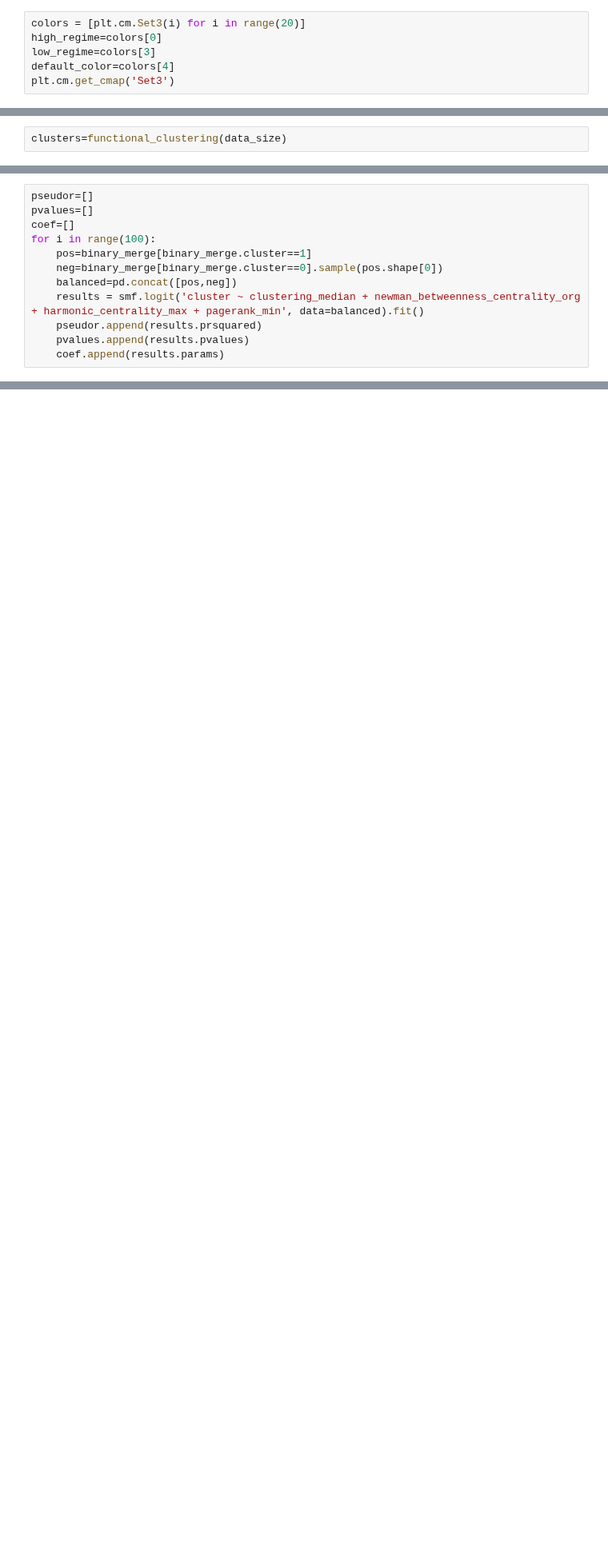
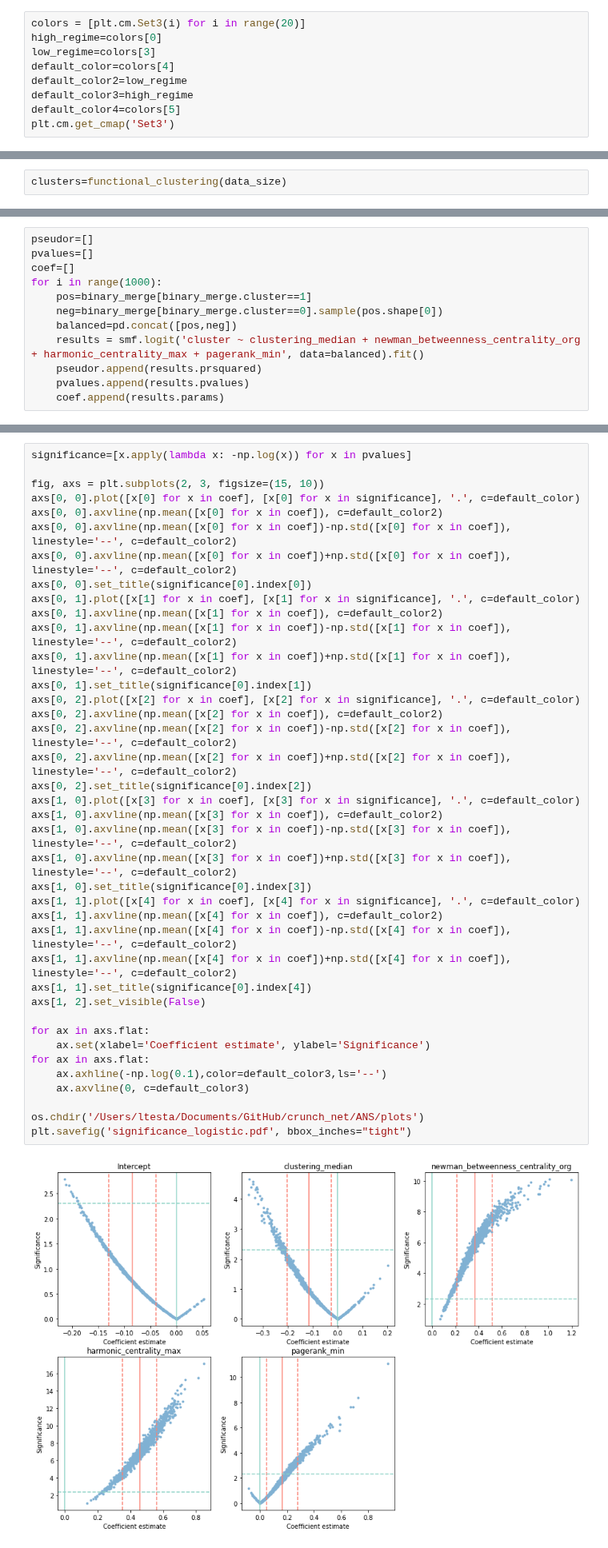
Before and after one commit to testalorenzo/crunch_net, a Jupyter notebook: ANS/notebook/notebooks/ANS_extension.ipynb, the cells around one changed output, grey strips where cells are left out. Shown at 80% size. Drawn from its saved outputs; the diff is of its cells as text; blank space fills up the shorter version.

```diff
--- a/ANS/notebook/notebooks/ANS_extension.ipynb
+++ b/ANS/notebook/notebooks/ANS_extension.ipynb
@@ -53,6 +53,9 @@ colors = [plt.cm.Set3(i) for i in range(20)]
 high_regime=colors[0]
 low_regime=colors[3]
 default_color=colors[4]
+default_color2=low_regime
+default_color3=high_regime
+default_color4=colors[5]
 plt.cm.get_cmap('Set3')
 # %% [output]
 [figure]
@@ -359,7 +362,7 @@ pagerank_min                          0.0901      0.063      1.434      0.152
 pseudor=[]
 pvalues=[]
 coef=[]
-for i in range(100):
+for i in range(1000):
     pos=binary_merge[binary_merge.cluster==1]
     neg=binary_merge[binary_merge.cluster==0].sample(pos.shape[0])
     balanced=pd.concat([pos,neg])
@@ -388,3 +391,44 @@ Optimization terminated successfully.
+# %%
+significance=[x.apply(lambda x: -np.log(x)) for x in pvalues]
+
+fig, axs = plt.subplots(2, 3, figsize=(15, 10))
+axs[0, 0].plot([x[0] for x in coef], [x[0] for x in significance], '.', c=default_color)
+axs[0, 0].axvline(np.mean([x[0] for x in coef]), c=default_color2)
+axs[0, 0].axvline(np.mean([x[0] for x in coef])-np.std([x[0] for x in coef]), linestyle='--', c=default_color2)
+axs[0, 0].axvline(np.mean([x[0] for x in coef])+np.std([x[0] for x in coef]), linestyle='--', c=default_color2)
+axs[0, 0].set_title(significance[0].index[0])
+axs[0, 1].plot([x[1] for x in coef], [x[1] for x in significance], '.', c=default_color)
+axs[0, 1].axvline(np.mean([x[1] for x in coef]), c=default_color2)
+axs[0, 1].axvline(np.mean([x[1] for x in coef])-np.std([x[1] for x in coef]), linestyle='--', c=default_color2)
+axs[0, 1].axvline(np.mean([x[1] for x in coef])+np.std([x[1] for x in coef]), linestyle='--', c=default_color2)
+axs[0, 1].set_title(significance[0].index[1])
+axs[0, 2].plot([x[2] for x in coef], [x[2] for x in significance], '.', c=default_color)
+axs[0, 2].axvline(np.mean([x[2] for x in coef]), c=default_color2)
+axs[0, 2].axvline(np.mean([x[2] for x in coef])-np.std([x[2] for x in coef]), linestyle='--', c=default_color2)
+axs[0, 2].axvline(np.mean([x[2] for x in coef])+np.std([x[2] for x in coef]), linestyle='--', c=default_color2)
+axs[0, 2].set_title(significance[0].index[2])
+axs[1, 0].plot([x[3] for x in coef], [x[3] for x in significance], '.', c=default_color)
+axs[1, 0].axvline(np.mean([x[3] for x in coef]), c=default_color2)
+axs[1, 0].axvline(np.mean([x[3] for x in coef])-np.std([x[3] for x in coef]), linestyle='--', c=default_color2)
+axs[1, 0].axvline(np.mean([x[3] for x in coef])+np.std([x[3] for x in coef]), linestyle='--', c=default_color2)
+axs[1, 0].set_title(significance[0].index[3])
+axs[1, 1].plot([x[4] for x in coef], [x[4] for x in significance], '.', c=default_color)
+axs[1, 1].axvline(np.mean([x[4] for x in coef]), c=default_color2)
+axs[1, 1].axvline(np.mean([x[4] for x in coef])-np.std([x[4] for x in coef]), linestyle='--', c=default_color2)
+axs[1, 1].axvline(np.mean([x[4] for x in coef])+np.std([x[4] for x in coef]), linestyle='--', c=default_color2)
+axs[1, 1].set_title(significance[0].index[4])
+axs[1, 2].set_visible(False)
+
+for ax in axs.flat:
+    ax.set(xlabel='Coefficient estimate', ylabel='Significance')
+for ax in axs.flat:
+    ax.axhline(-np.log(0.1),color=default_color3,ls='--')
+    ax.axvline(0, c=default_color3)
+
+os.chdir('/Users/ltesta/Documents/GitHub/crunch_net/ANS/plots')
+plt.savefig('significance_logistic.pdf', bbox_inches="tight")
+# %% [output]
+[figure, added]
 # %% [markdown]
 #### Linear regression
 # %%
```
Also changed, not shown: parts of 1 cell of this notebook, 1 other file.
